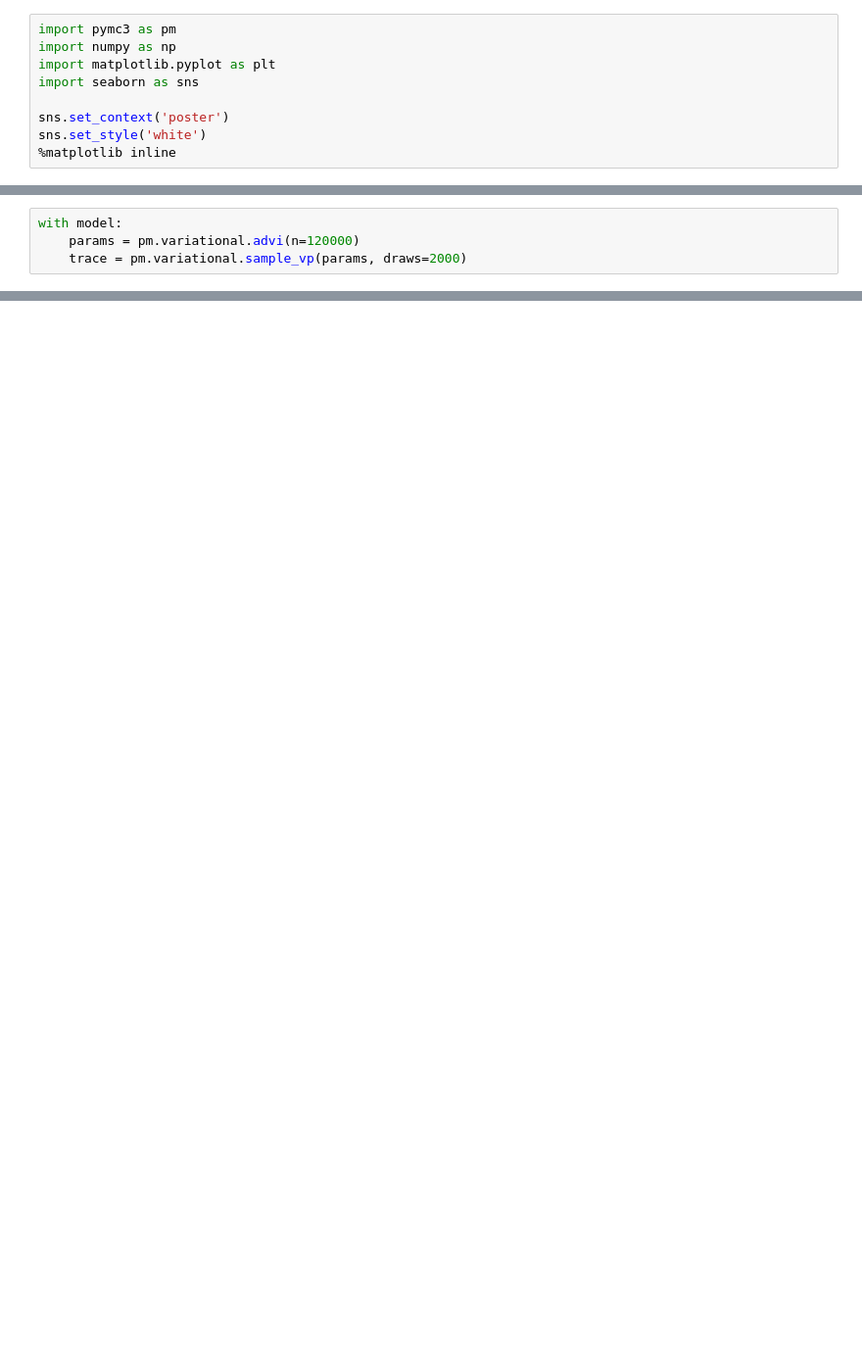
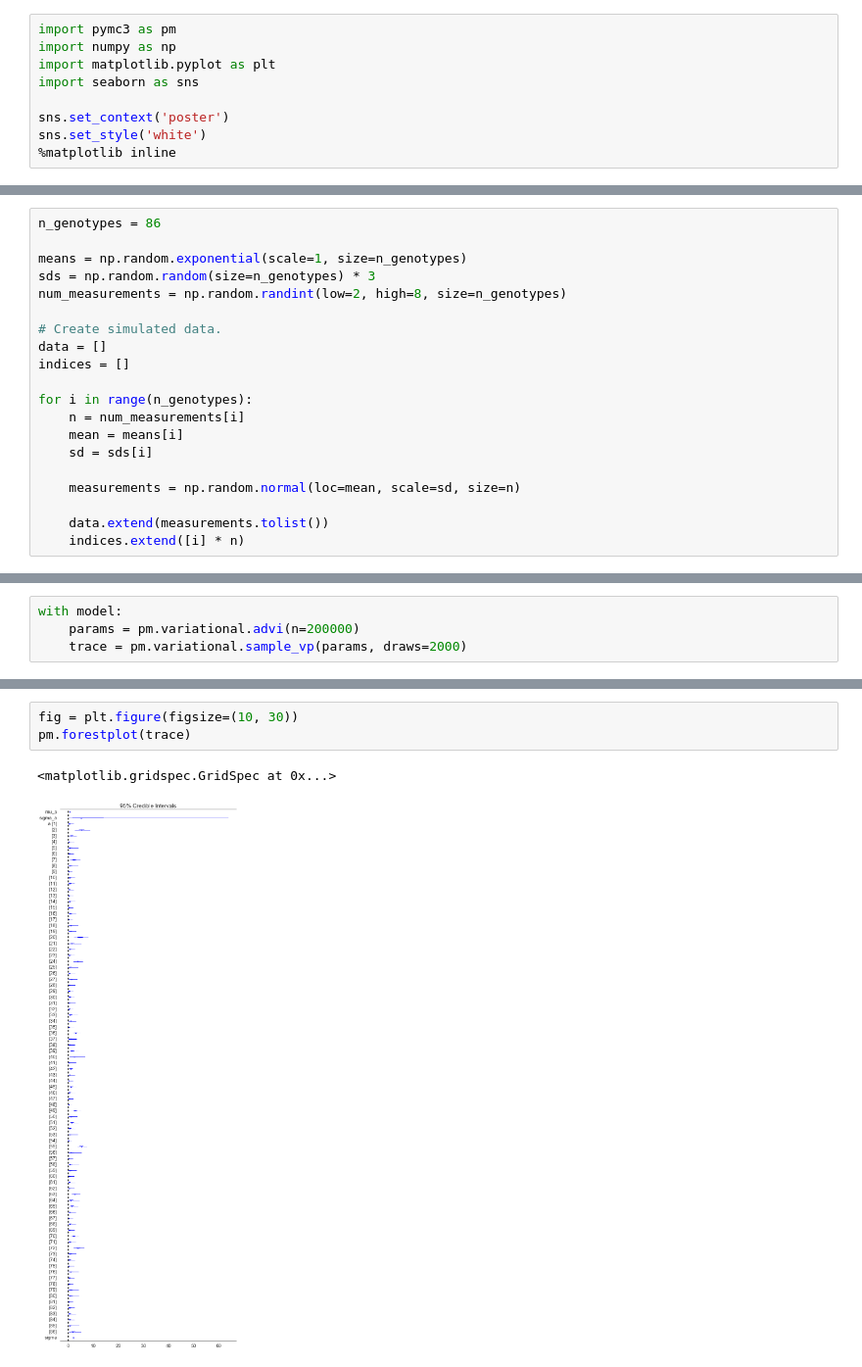
Before and after one commit to ericmjl/bayesian-measurement-paper, a Jupyter notebook: notebooks/simple-96-well.ipynb, the cells around one changed output, grey strips where cells are left out. Shown at 98% size. Drawn from its saved outputs; the diff is of its cells as text; blank space fills up the shorter version.

```diff
--- a/notebooks/simple-96-well.ipynb
+++ b/notebooks/simple-96-well.ipynb
@@ -45,0 +10,20 @@ array([ 10.11936343,  10.08910662])
+# %%
+n_genotypes = 86
+
+means = np.random.exponential(scale=1, size=n_genotypes)
+sds = np.random.random(size=n_genotypes) * 3
+num_measurements = np.random.randint(low=2, high=8, size=n_genotypes)
+
+# Create simulated data.
+data = []
+indices = []
+
+for i in range(n_genotypes):
+    n = num_measurements[i]
+    mean = means[i]
+    sd = sds[i]
+
+    measurements = np.random.normal(loc=mean, scale=sd, size=n)
+
+    data.extend(measurements.tolist())
+    indices.extend([i] * n)
@@ -68,5 +73,5 @@ Applied log-transform to sd3 and added transformed sd3_log_ to model.
 # %%
 with model:
-    params = pm.variational.advi(n=120000)
+    params = pm.variational.advi(n=200000)
     trace = pm.variational.sample_vp(params, draws=2000)
 # %% [output]
@@ -84 +89,7 @@ Finished [100%]: Average ELBO = -25.73
+# %%
+fig = plt.figure(figsize=(10, 30))
+pm.forestplot(trace)
+# %% [output]
+<matplotlib.gridspec.GridSpec at 0x...>
+[figure, added]
 # %%
```
Also changed, not shown: parts of 13 cells of this notebook.
